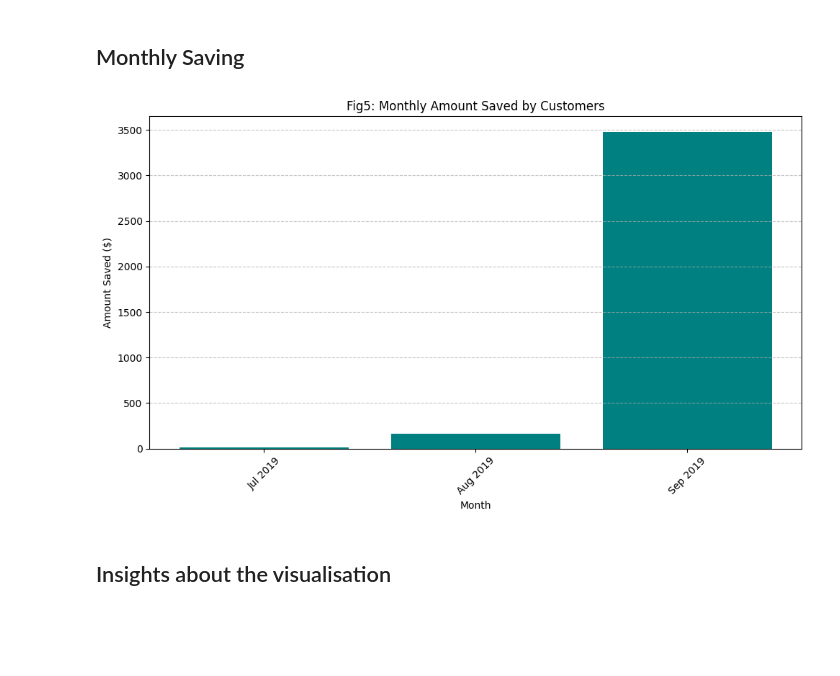
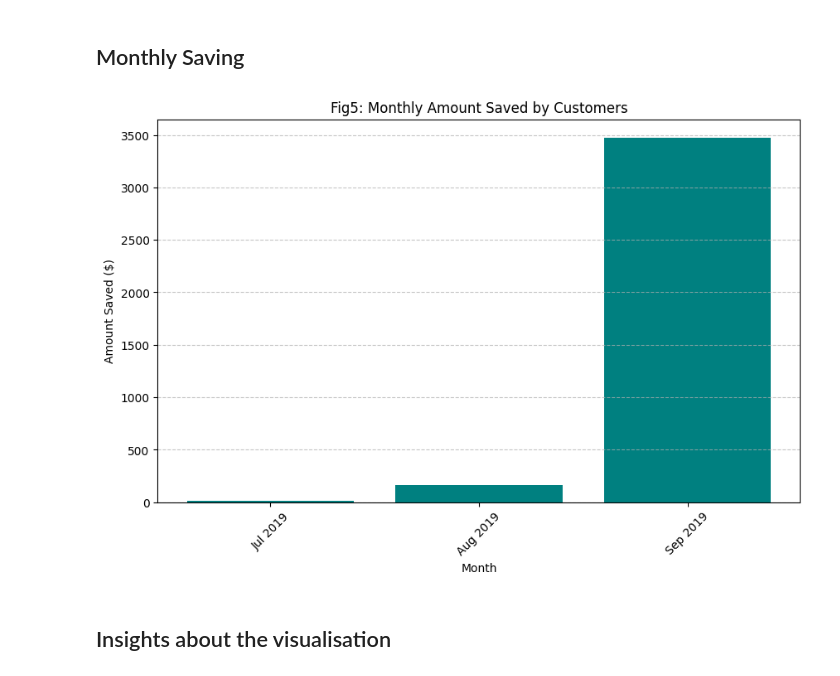
Before and after one commit to sudheersingampalli/Littlepay, a Jupyter notebook: LpDataCodingTest.ipynb, the cells around one changed output. Saved outputs shown, nothing was run; the diff lists cells and outputs as text; code cells hidden in the pictures; blank space fills up the shorter version.

```diff
--- a/LpDataCodingTest.ipynb
+++ b/LpDataCodingTest.ipynb
@@ -287,16 +272,15 @@ monthly_savings['month_year_str'] = monthly_savings['month_year'].dt.strftime('%
 # %%
 # Plot the monthly savings
 plt.figure(figsize=(10, 6))
 plt.bar(monthly_savings['month_year_str'], monthly_savings['amount_saved'], color='teal')
 plt.title('Fig5: Monthly Amount Saved by Customers')
 plt.xlabel('Month')
 plt.ylabel('Amount Saved ($)')
 plt.xticks(rotation=45)
 plt.grid(axis='y', linestyle='--', alpha=0.7)
-plt.tight_layout()  # Adjust layout to prevent clipping of x-axis labels
 plt.show()
 # %% [output]
-[figure, old version]
+[figure, new version]
 # %% [markdown]
 ##  Insights about the visualisation
 # %% [markdown]
```
Also changed, not shown: parts of 6 cells of this notebook.
